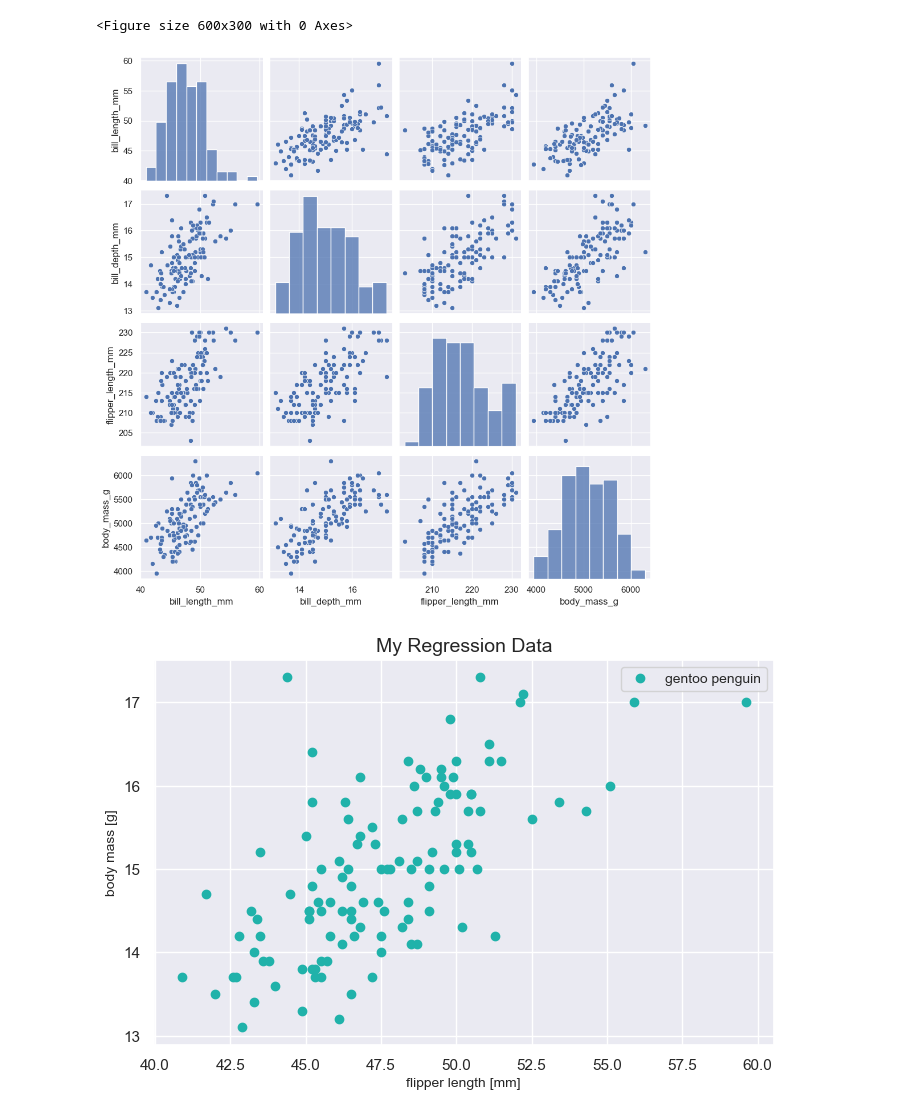
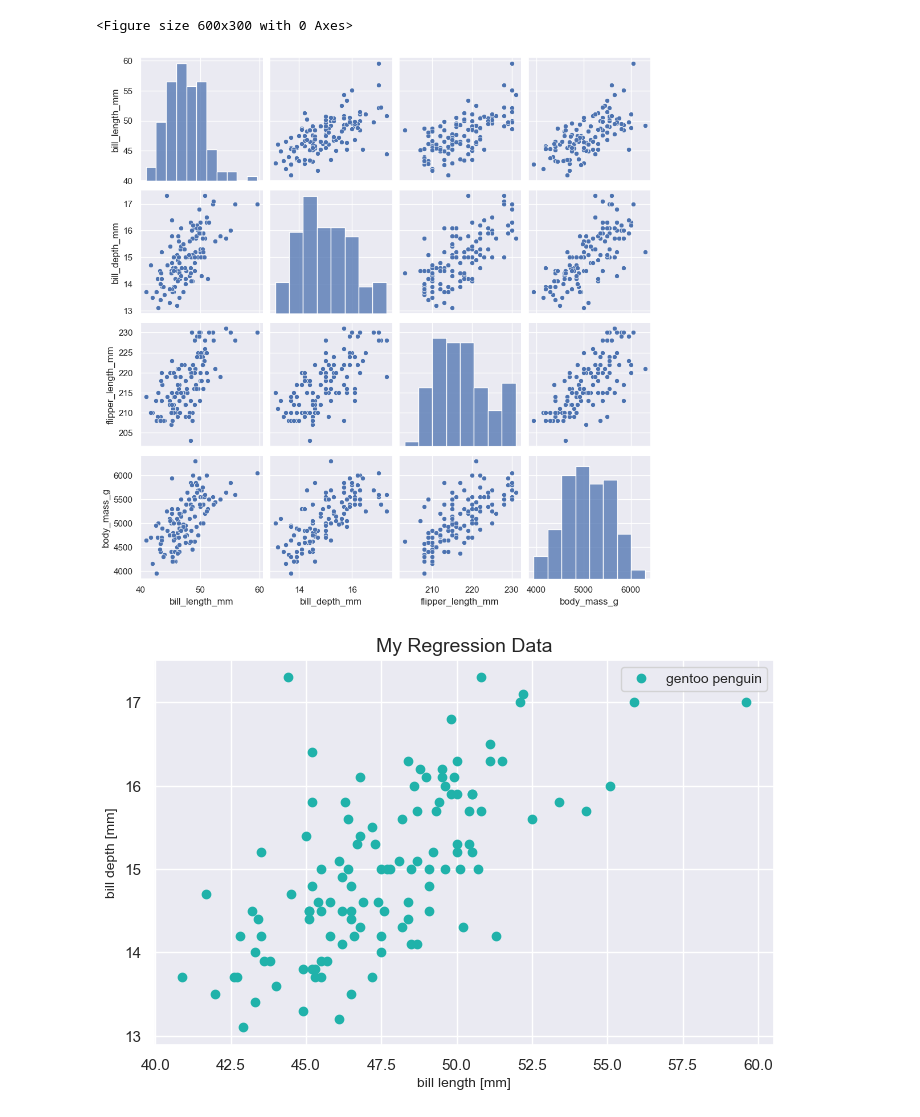
Before and after one commit to Kay-zttang/ML-Course-Notes, a Jupyter notebook: Lec4_The_Gradient_Descent/The_Gradient_Descent.ipynb, the cells around one changed output. Saved outputs shown, nothing was run; the diff lists cells and outputs as text; code cells hidden in the pictures.

```diff
--- a/Lec4_The_Gradient_Descent/The_Gradient_Descent.ipynb
+++ b/Lec4_The_Gradient_Descent/The_Gradient_Descent.ipynb
@@ -8,36 +10,36 @@ Using "flipper_length_mm" and "body_mass_g" of species "Gentoo" in Palmer Pengui
 # %%
 import matplotlib.pyplot as plt
 import numpy as np
 import pandas as pd
 
 import seaborn as sns
 sns.set_theme()
 
 df = pd.read_csv("Datasets/palmer_penguins.csv")
 df = df.dropna() # remove the NA rows
 df.drop(df.columns[0], axis=1, inplace=True)
 df = df.reset_index(drop=True)
 idx = df.index[df.species == "Gentoo"]
 
 plt.figure(figsize=(6, 3))
 img = sns.pairplot(df.iloc[idx])
 plt.show(img)
 
 df = df.iloc[idx][["bill_length_mm", "bill_depth_mm"]]
 plt.figure(figsize = (8, 5))
 plt.scatter(df.bill_length_mm,
             df.bill_depth_mm,
             color = "lightseagreen",
             label = "gentoo penguin")
-plt.xlabel("flipper length [mm]", fontsize = 10)
-plt.ylabel("body mass [g]", fontsize = 10)
+plt.xlabel("bill length [mm]", fontsize = 10)
+plt.ylabel("bill depth [mm]", fontsize = 10)
 plt.legend(fontsize = 10)
 plt.title("My Regression Data", fontsize = 14)
 plt.show()
 # %% [output]
 <Figure size 600x300 with 0 Axes>
 [figure]
-[figure, old version]
+[figure, new version]
 # %%
 ## Define class singleNeuron
 class SingleNeuron(object):
```
Also changed, not shown: parts of 8 cells of this notebook.
